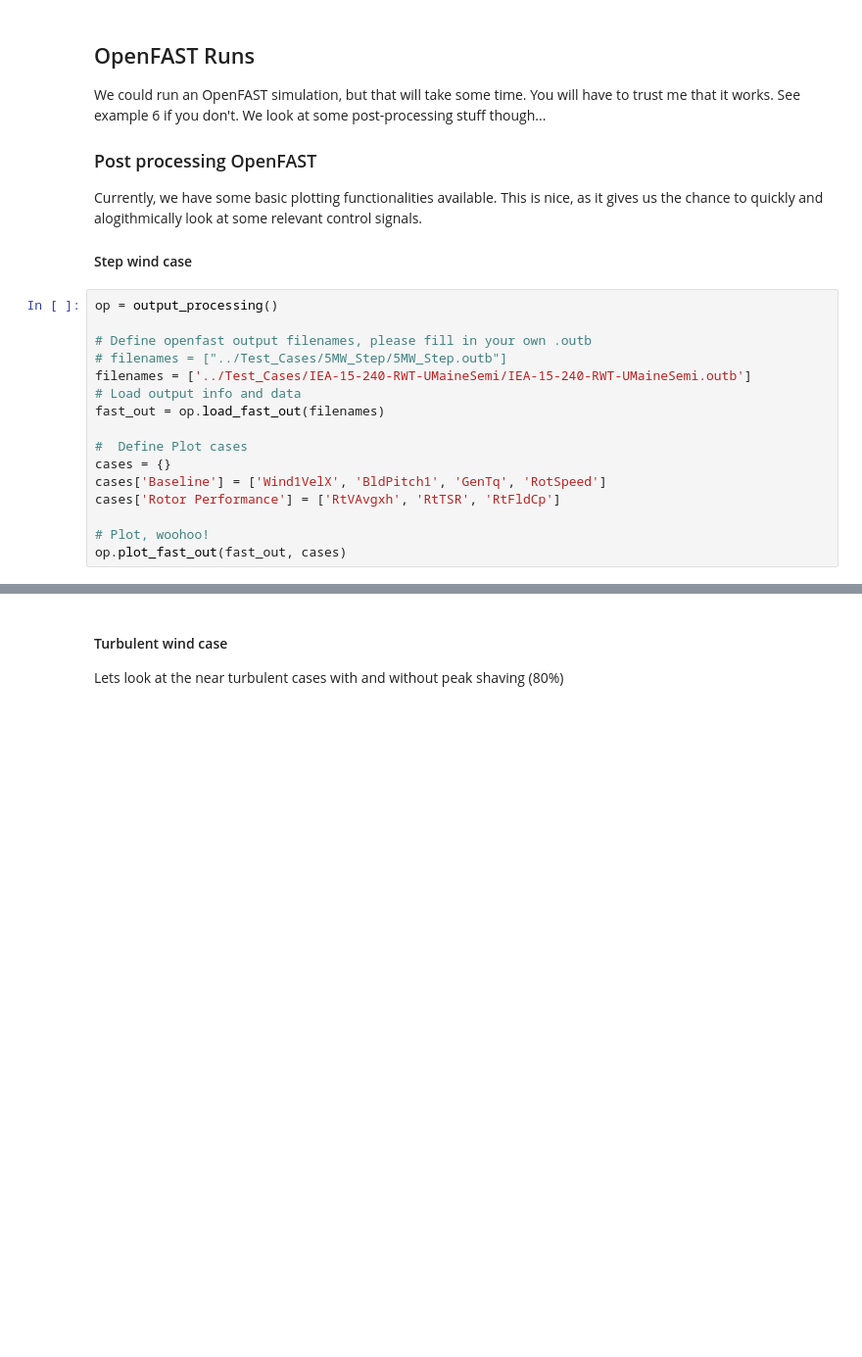
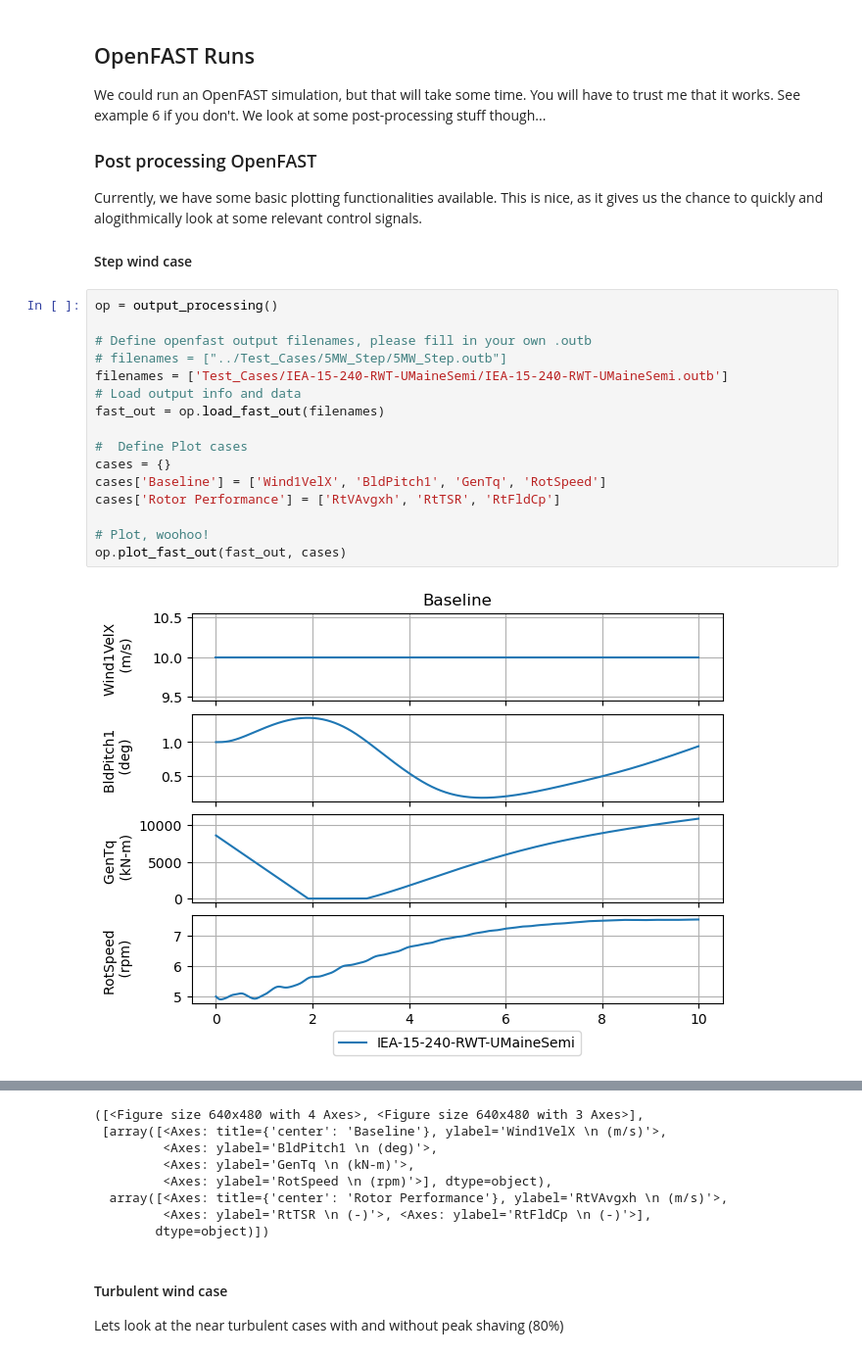
Before and after one commit to NREL/ROSCO, a Jupyter notebook: Examples/ROSCO_walkthrough.ipynb, the cells around one changed output, grey strips where cells are left out. Shown at 98% size. Cells and saved outputs as stored; diff of their text form; blank space fills up the shorter version.

```diff
--- a/Examples/ROSCO_walkthrough.ipynb
+++ b/Examples/ROSCO_walkthrough.ipynb
@@ -194,16 +241,18 @@ Currently, we have some basic plotting functionalities available. This is nice,
 # %%
 op = output_processing()
 
 # Define openfast output filenames, please fill in your own .outb
 # filenames = ["../Test_Cases/5MW_Step/5MW_Step.outb"]
-filenames = ['../Test_Cases/IEA-15-240-RWT-UMaineSemi/IEA-15-240-RWT-UMaineSemi.outb']
+filenames = ['Test_Cases/IEA-15-240-RWT-UMaineSemi/IEA-15-240-RWT-UMaineSemi.outb']
 # Load output info and data
 fast_out = op.load_fast_out(filenames)
 
 #  Define Plot cases
 cases = {}
 cases['Baseline'] = ['Wind1VelX', 'BldPitch1', 'GenTq', 'RotSpeed']
 cases['Rotor Performance'] = ['RtVAvgxh', 'RtTSR', 'RtFldCp']
 
 # Plot, woohoo!
 op.plot_fast_out(fast_out, cases)
+# %% [output]
+[figure, added]
@@ -210,3 +260,11 @@ op.plot_fast_out(fast_out, cases)
+([<Figure size 640x480 with 4 Axes>, <Figure size 640x480 with 3 Axes>],
+ [array([<Axes: title={'center': 'Baseline'}, ylabel='Wind1VelX \n (m/s)'>,
+         <Axes: ylabel='BldPitch1 \n (deg)'>,
+         <Axes: ylabel='GenTq \n (kN-m)'>,
+         <Axes: ylabel='RotSpeed \n (rpm)'>], dtype=object),
+  array([<Axes: title={'center': 'Rotor Performance'}, ylabel='RtVAvgxh \n (m/s)'>,
+         <Axes: ylabel='RtTSR \n (-)'>, <Axes: ylabel='RtFldCp \n (-)'>],
+        dtype=object)])
 # %% [markdown]
 #### Turbulent wind case
 Lets look at the near turbulent cases with and without peak shaving (80%)
```
Also changed, not shown: parts of 8 cells of this notebook.
